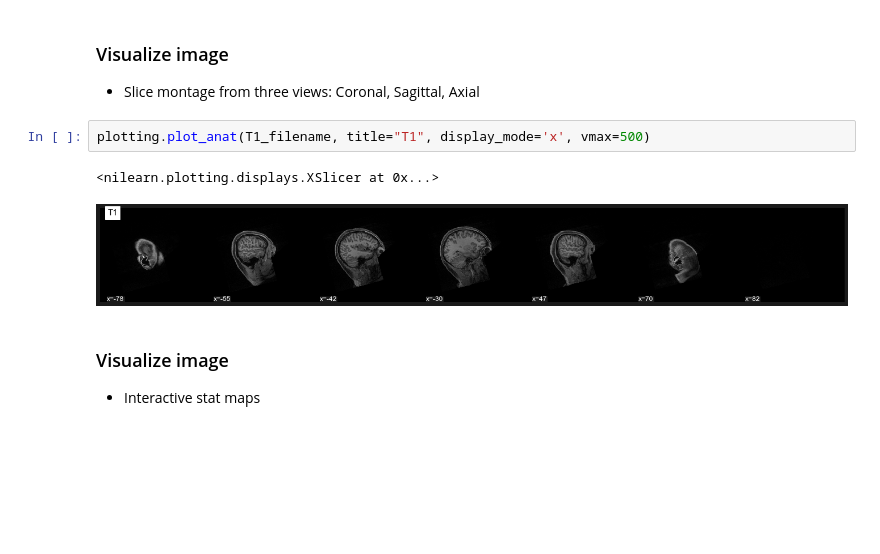
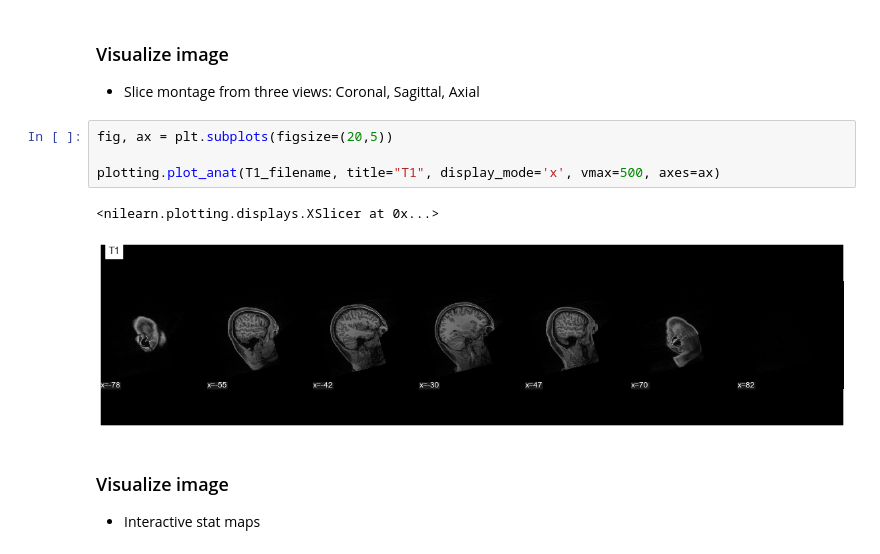
Before and after one commit to fishtree-attempt/SDC-BIDS-sMRI, a Jupyter notebook: code/1_sMRI_modalities.ipynb, the cells around one changed output. Saved outputs shown, nothing was run; the diff lists cells and outputs as text; blank space fills up the shorter version.

```diff
--- a/code/1_sMRI_modalities.ipynb
+++ b/code/1_sMRI_modalities.ipynb
@@ -162,10 +161,12 @@ plotting.plot_anat(T2_filename, title="T2", vmax=300)
 ### Visualize image
  - Slice montage from three views: Coronal, Sagittal, Axial
 # %%
-plotting.plot_anat(T1_filename, title="T1", display_mode='x', vmax=500)
+fig, ax = plt.subplots(figsize=(20,5))
+
+plotting.plot_anat(T1_filename, title="T1", display_mode='x', vmax=500, axes=ax)
 # %% [output]
 <nilearn.plotting.displays.XSlicer at 0x...>
-[figure, old version]
+[figure, new version]
 # %% [markdown]
 ### Visualize image
  - Interactive stat maps
```
Also changed, not shown: parts of 3 cells of this notebook, 8 other files.
